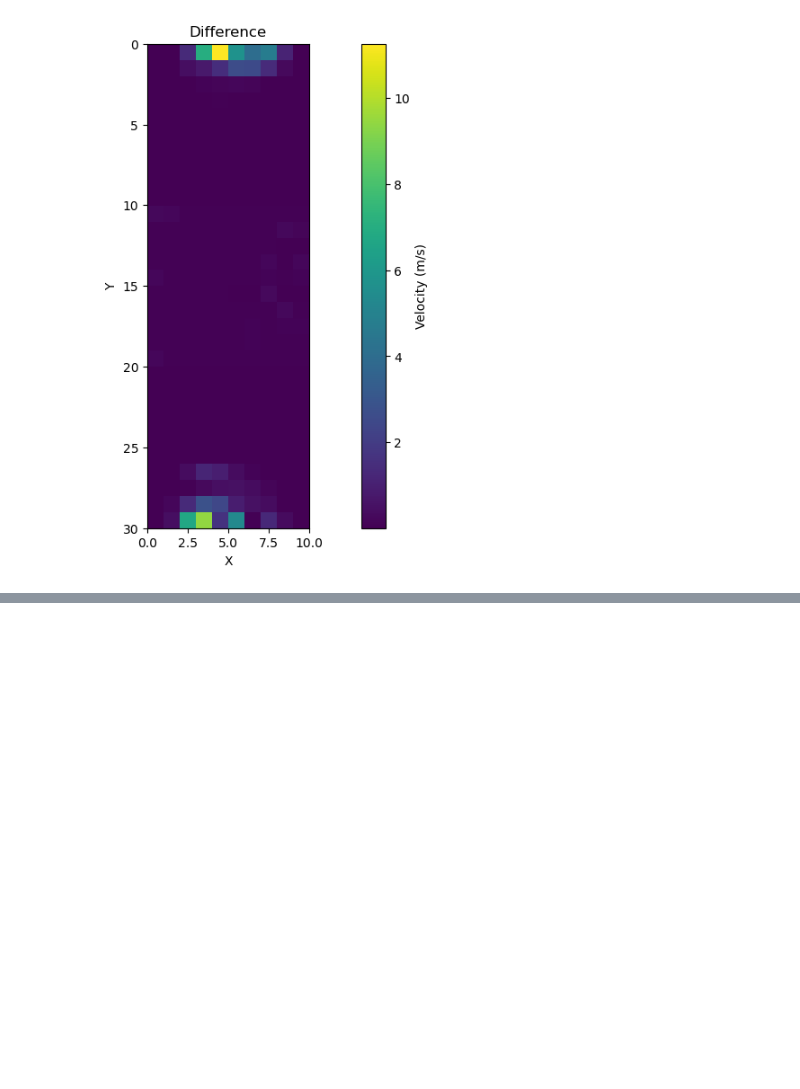
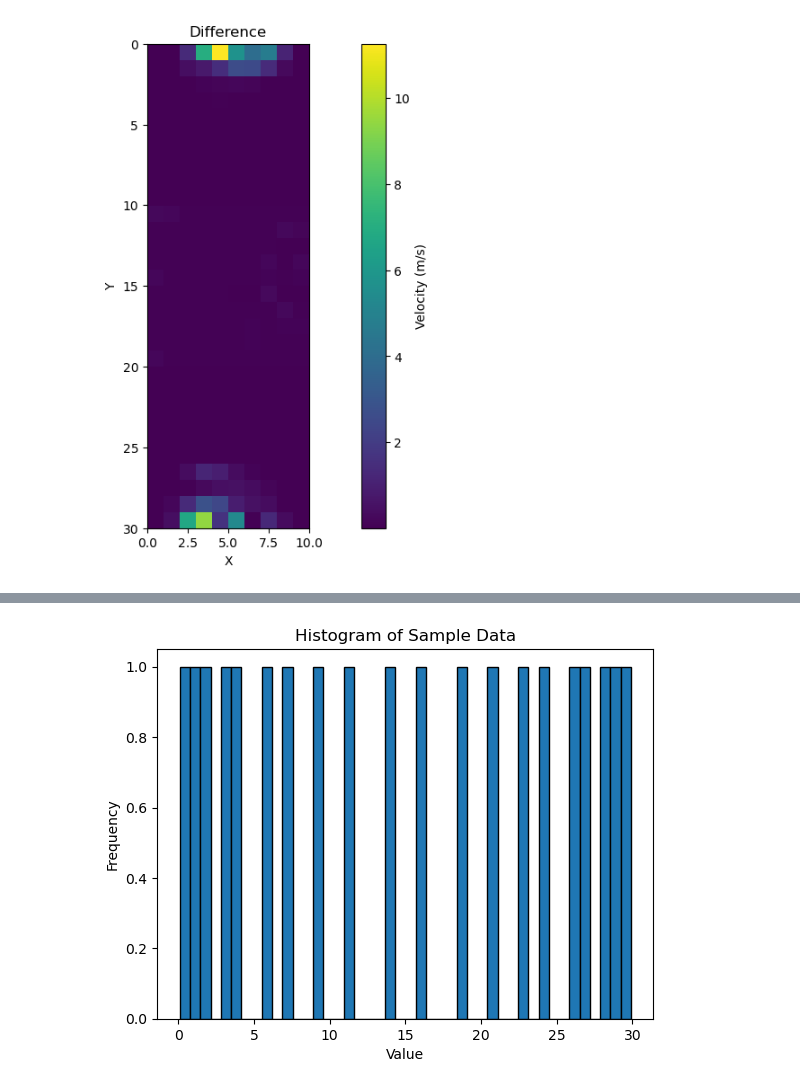
Before and after one commit to x-repos/traveltime-inversion-annealing, a Jupyter notebook: borehole30x10-plot.ipynb, the cells around one changed output, grey strips where cells are left out. Drawn from its saved outputs; the diff is of its cells as text; code cells hidden in the pictures; blank space fills up the shorter version.

```diff
--- a/borehole30x10-readfiles.ipynb
+++ b/borehole30x10-plot.ipynb
@@ -119,0 +169,18 @@ Text(0, 0.5, 'Y')
+# %%
+import numpy as np
+import matplotlib.pyplot as plt
+
+# Sample data
+data = np.array([ 0.1       ,  0.80563457,  1.71287901,  2.82173333,  4.13219753,
+                  5.6442716 ,  7.35795556,  9.27324938, 11.39015309, 13.70866667,
+                 16.29133333, 18.60984691, 20.72675062, 22.64204444, 24.3557284 ,
+                 25.86780247, 27.17826667, 28.28712099, 29.19436543, 29.9       ])
+
+# Plot histogram
+plt.hist(data, bins=44, edgecolor='black')
+plt.xlabel('Value')
+plt.ylabel('Frequency')
+plt.title('Histogram of Sample Data')
+plt.show()
+# %% [output]
+[figure, added]
```
Also changed, not shown: parts of 1 cell of this notebook.
